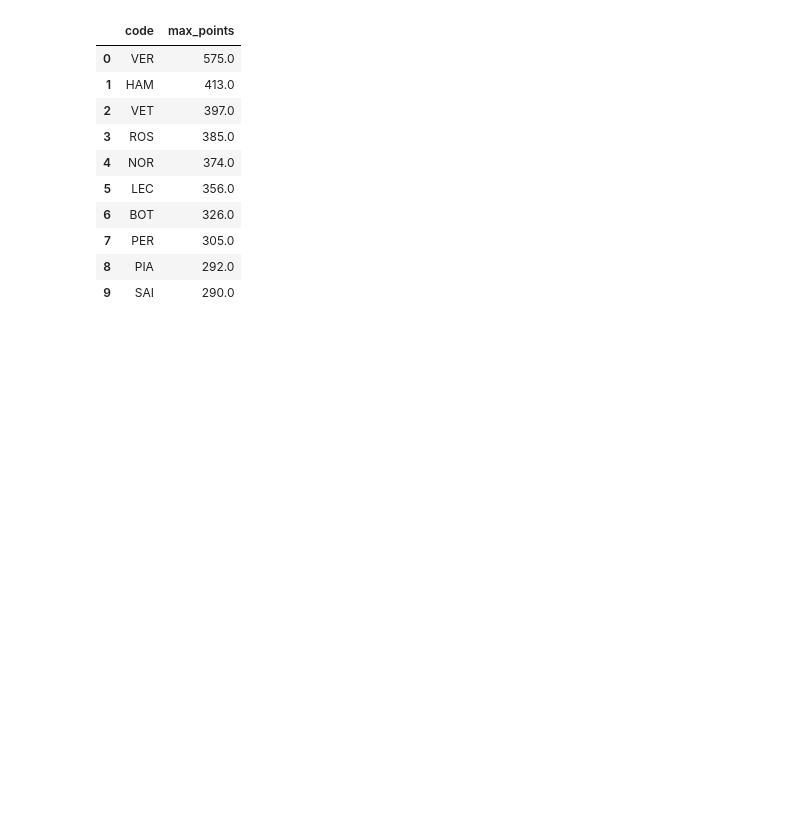
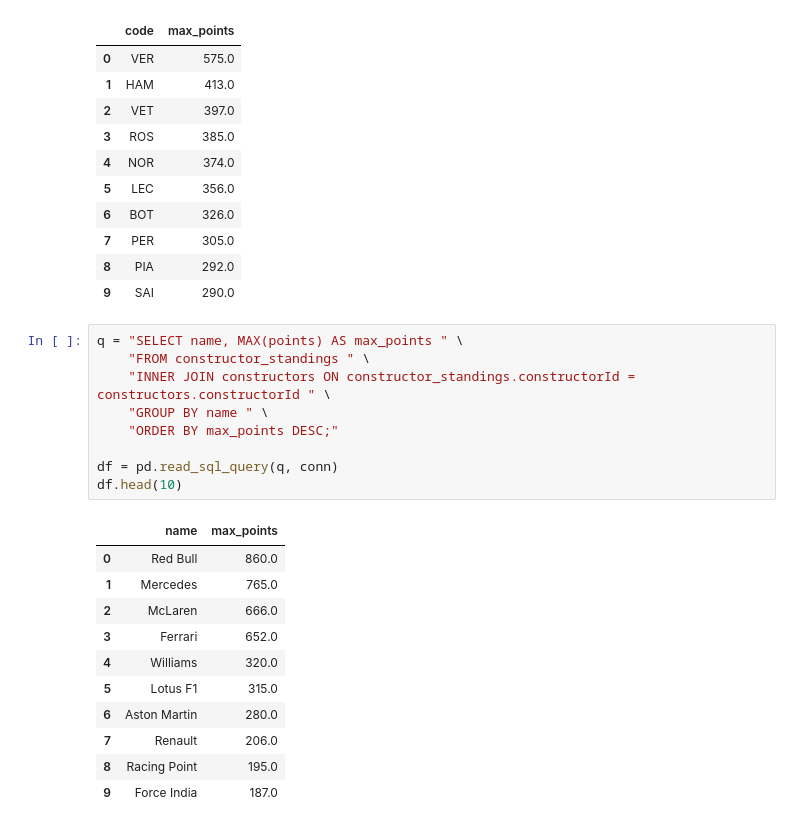
Before and after one commit to GrandEchoWhiskey/f1-analysis, a Jupyter notebook: analysis.ipynb, the cells around one changed output. Saved outputs shown, nothing was run; the diff lists cells and outputs as text; blank space fills up the shorter version.

```diff
--- a/analysis.ipynb
+++ b/analysis.ipynb
@@ -201,3 +201,24 @@ df.head(10)
 | 7 | PER | 305.0 |
 | 8 | PIA | 292.0 |
 | 9 | SAI | 290.0 |
+# %%
+q = "SELECT name, MAX(points) AS max_points " \
+    "FROM constructor_standings " \
+    "INNER JOIN constructors ON constructor_standings.constructorId = constructors.constructorId " \
+    "GROUP BY name " \
+    "ORDER BY max_points DESC;"
+
+df = pd.read_sql_query(q, conn)
+df.head(10)
+# %% [output]
+|  | name | max_points |
+| 0 | Red Bull | 860.0 |
+| 1 | Mercedes | 765.0 |
+| 2 | McLaren | 666.0 |
+| 3 | Ferrari | 652.0 |
+| 4 | Williams | 320.0 |
+| 5 | Lotus F1 | 315.0 |
+| 6 | Aston Martin | 280.0 |
+| 7 | Renault | 206.0 |
+| 8 | Racing Point | 195.0 |
+| 9 | Force India | 187.0 |
```
